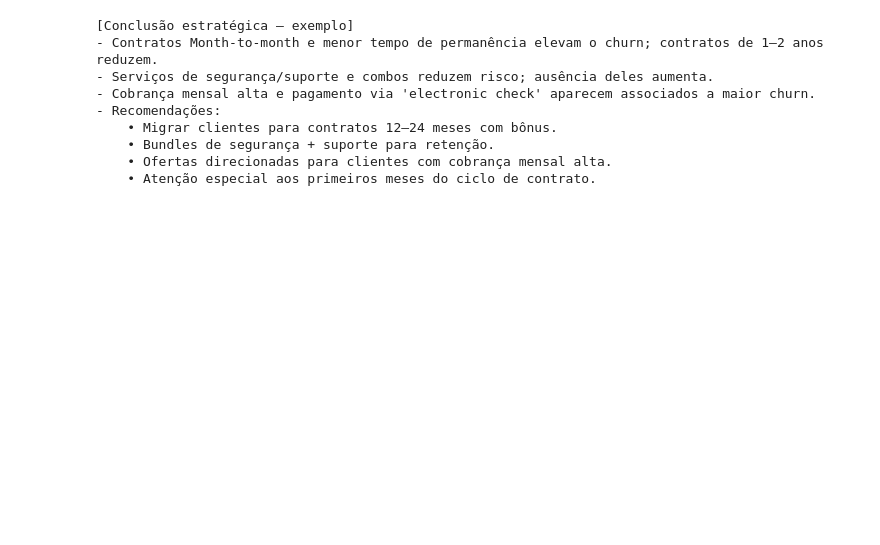
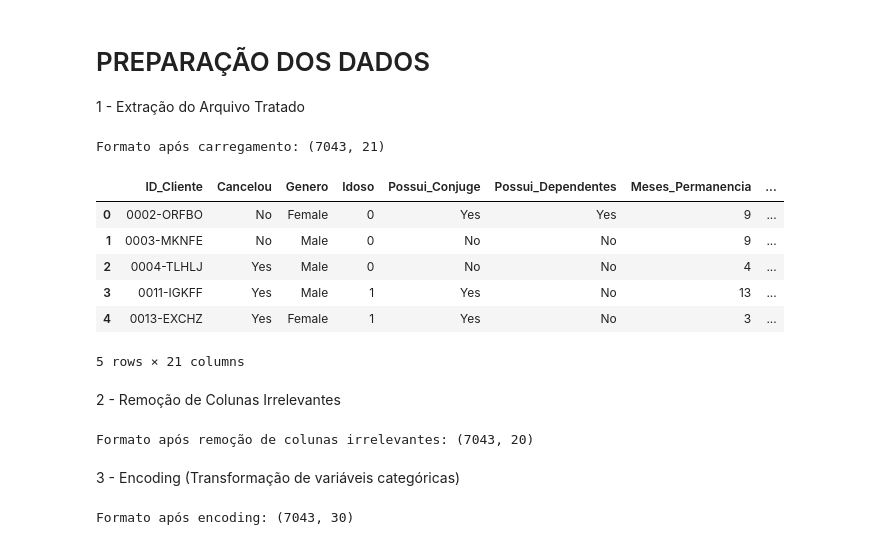
Before and after one commit to wellingtonb3/challenge3, a Jupyter notebook: Telecom_X2.ipynb, the cells around one changed output. Drawn from its saved outputs; the diff is of its cells as text; code cells hidden in the pictures; blank space fills up the shorter version.

```diff
--- a/Telecom_X2.ipynb
+++ b/Telecom_X2.ipynb
@@ -286,23 +1,56 @@ plt.show()
-# %%
-# =========================
-# 8) Conclusão estratégica
-# =========================
-print("\n[Conclusão estratégica — exemplo]")
-print("- Contratos Month-to-month e menor tempo de permanência elevam o churn; contratos de 1–2 anos reduzem.")
-print("- Serviços de segurança/suporte e combos reduzem risco; ausência deles aumenta.")
-print("- Cobrança mensal alta e pagamento via 'electronic check' aparecem associados a maior churn.")
-print("- Recomendações:")
-print("    • Migrar clientes para contratos 12–24 meses com bônus.")
-print("    • Bundles de segurança + suporte para retenção.")
-print("    • Ofertas direcionadas para clientes com cobrança mensal alta.")
-print("    • Atenção especial aos primeiros meses do ciclo de contrato.")
-# %% [output]
-[Conclusão estratégica — exemplo]
-- Contratos Month-to-month e menor tempo de permanência elevam o churn; contratos de 1–2 anos reduzem.
-- Serviços de segurança/suporte e combos reduzem risco; ausência deles aumenta.
-- Cobrança mensal alta e pagamento via 'electronic check' aparecem associados a maior churn.
-- Recomendações:
-    • Migrar clientes para contratos 12–24 meses com bônus.
-    • Bundles de segurança + suporte para retenção.
-    • Ofertas direcionadas para clientes com cobrança mensal alta.
-    • Atenção especial aos primeiros meses do ciclo de contrato.
+# %% [markdown]
+# PREPARAÇÃO DOS DADOS
+
+1 - Extração do Arquivo Tratado
+# %%
+import pandas as pd
+import numpy as np
+import matplotlib.pyplot as plt
+import seaborn as sns
+
+# Leitura do arquivo tratado
+dados = pd.read_csv("dados_tratados.csv")
+
+# Remover linhas com Cancelou = nulo
+dados = dados.dropna(subset=["Cancelou"])
+
+print("Formato após carregamento:", dados.shape)
+dados.head()
+# %% [output]
+Formato após carregamento: (7043, 21)
+|  | ID_Cliente | Cancelou | Genero | Idoso | Possui_Conjuge | Possui_Dependentes | Meses_Permanencia | ... |
+| 0 | 0002-ORFBO | No | Female | 0 | Yes | Yes | 9 | ... |
+| 1 | 0003-MKNFE | No | Male | 0 | No | No | 9 | ... |
+| 2 | 0004-TLHLJ | Yes | Male | 0 | No | No | 4 | ... |
+| 3 | 0011-IGKFF | Yes | Male | 1 | Yes | No | 13 | ... |
+| 4 | 0013-EXCHZ | Yes | Female | 1 | Yes | No | 3 | ... |
+5 rows × 21 columns
+# %% [markdown]
+2 - Remoção de Colunas Irrelevantes
+# %%
+# Exemplo: se houvesse uma coluna ID ou nome do cliente, removemos
+colunas_irrelevantes = ["ID_Cliente"]
+
+dados = dados.drop(columns=colunas_irrelevantes, errors="ignore")
+
+print("Formato após remoção de colunas irrelevantes:", dados.shape)
+# %% [output]
+Formato após remoção de colunas irrelevantes: (7043, 20)
+# %% [markdown]
+3 - Encoding (Transformação de variáveis categóricas)
+# %%
+from sklearn.preprocessing import LabelEncoder
+
+# Separar target
+y = dados["Cancelou"]
+X = dados.drop(columns=["Cancelou"])
+
+# Encoding do target (Sim/Não → 1/0)
+y = LabelEncoder().fit_transform(y)
+
+# Encoding das variáveis categóricas
+X_encoded = pd.get_dummies(X, drop_first=True)
+
+print("Formato após encoding:", X_encoded.shape)
+# %% [output]
+Formato após encoding: (7043, 30)
```
Also changed, not shown: parts of 31 cells of this notebook.
